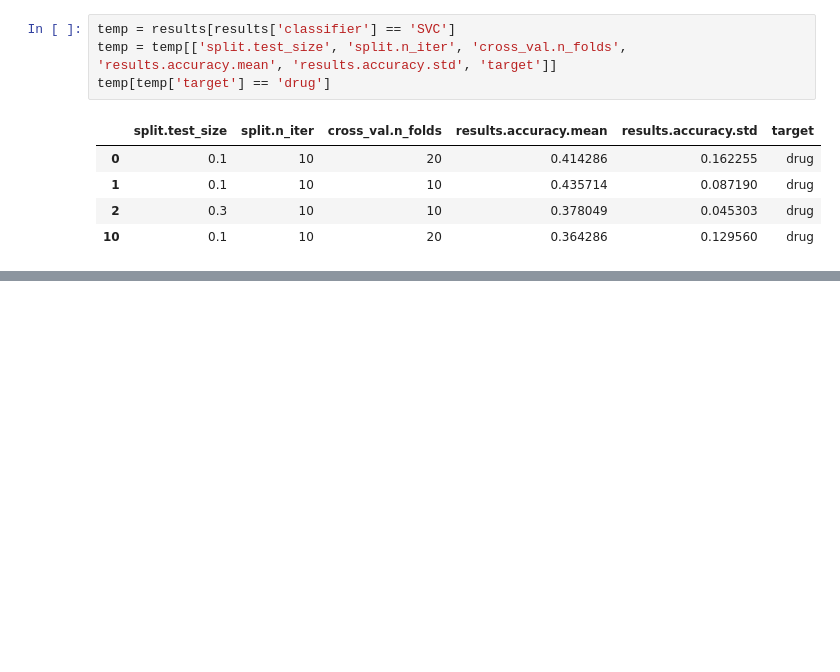
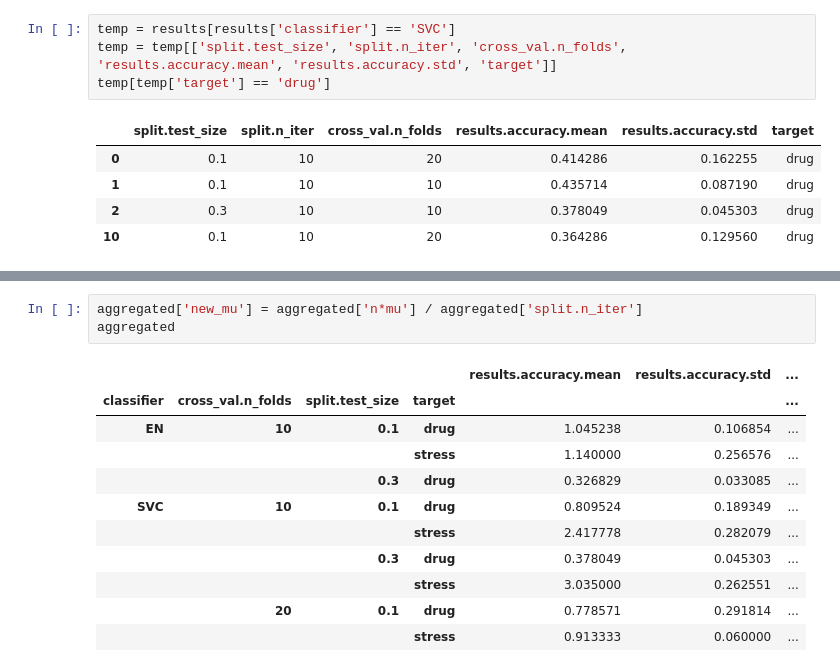
Before and after one commit to hmourit/MScThesis, a Jupyter notebook: Plots.ipynb, the cells around one changed output, grey strips where cells are left out. Saved outputs shown, nothing was run; the diff lists cells and outputs as text; blank space fills up the shorter version.

```diff
--- a/Plots.ipynb
+++ b/Plots.ipynb
@@ -87,0 +92,15 @@ temp[temp['target'] == 'drug']
+# %%
+aggregated['new_mu'] = aggregated['n*mu'] / aggregated['split.n_iter']
+aggregated
+# %% [output]
+|  |  |  |  | results.accuracy.mean | results.accuracy.std | ... |
+| classifier | cross_val.n_folds | split.test_size | target |  |  | ... |
+| EN | 10 | 0.1 | drug | 1.045238 | 0.106854 | ... |
+|  |  |  | stress | 1.140000 | 0.256576 | ... |
+|  |  | 0.3 | drug | 0.326829 | 0.033085 | ... |
+| SVC | 10 | 0.1 | drug | 0.809524 | 0.189349 | ... |
+|  |  |  | stress | 2.417778 | 0.282079 | ... |
+|  |  | 0.3 | drug | 0.378049 | 0.045303 | ... |
+|  |  |  | stress | 3.035000 | 0.262551 | ... |
+|  | 20 | 0.1 | drug | 0.778571 | 0.291814 | ... |
+|  |  |  | stress | 0.913333 | 0.060000 | ... |
```
Also changed, not shown: parts of 14 cells of this notebook, 3 other files.
